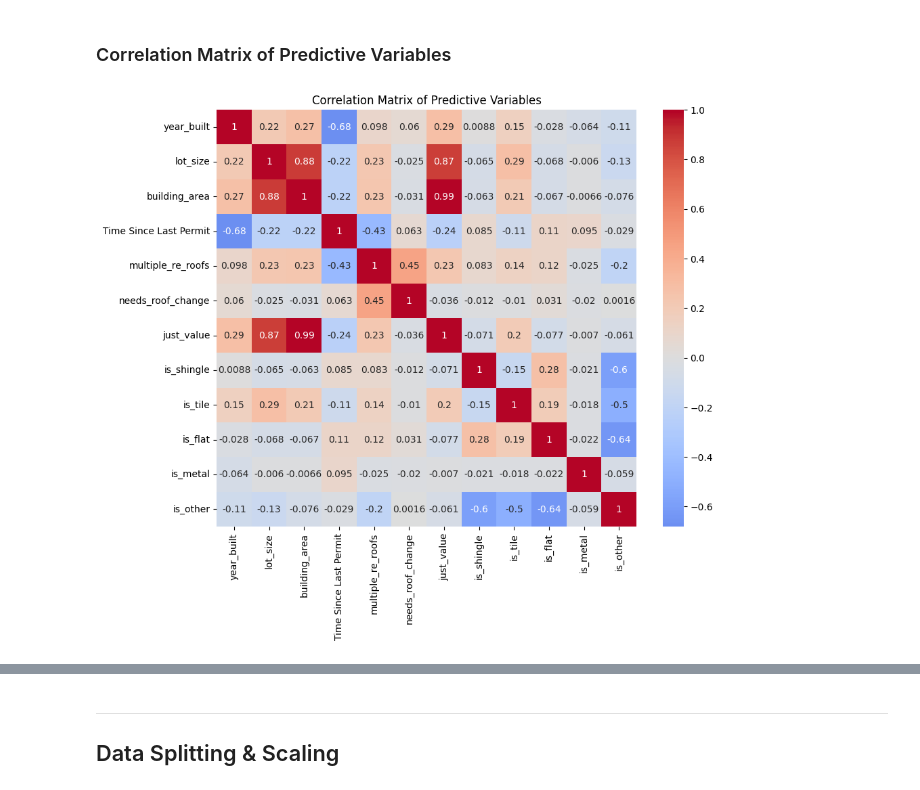
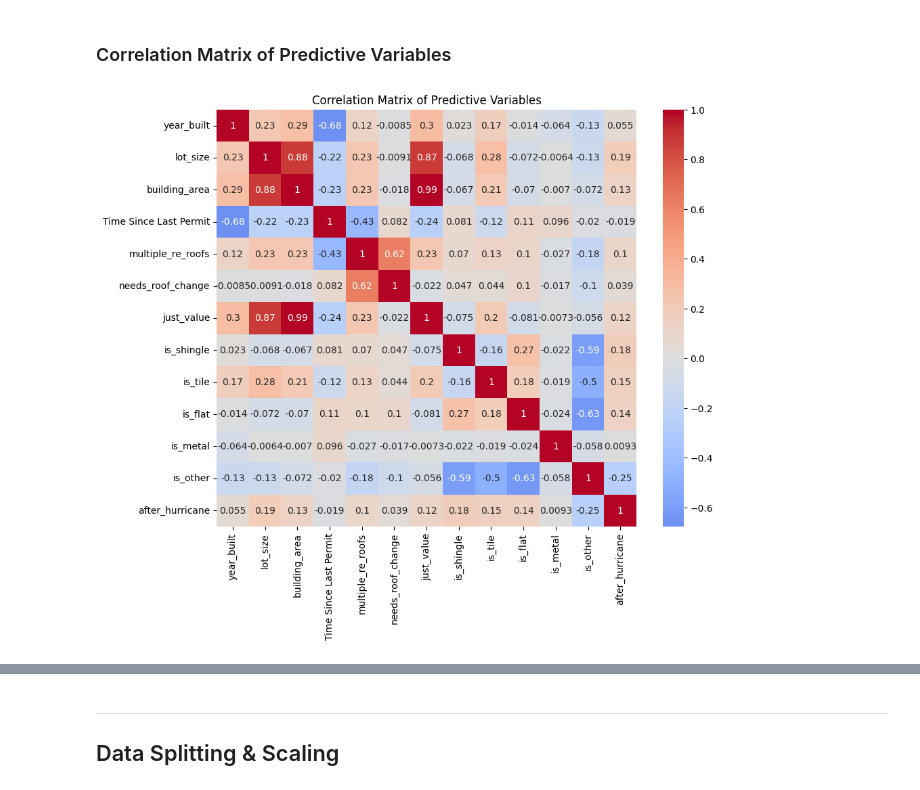
Before and after one commit to Fernando-Cortes-Renteria/DataMiningProject, a Jupyter notebook: main.ipynb, the cells around one changed output, grey strips where cells are left out. Saved outputs shown, nothing was run; the diff lists cells and outputs as text; code cells hidden in the pictures.

```diff
--- a/main.ipynb
+++ b/main.ipynb
@@ -44,13 +44,13 @@ florida_residential = florida_df[florida_df['property_use'] <= 4]
 # %% [markdown]
 #### Tamarac
 # %%
-tamarac_permits = pd.read_csv(r'./Tamarac/Tamarac_cleaned.csv')
+tamarac_permits = pd.read_csv('./permits/permits_tamarac.csv')
 tamarac_permits["Applied Date"] = pd.to_datetime(tamarac_permits["Applied Date"], format='mixed')
 # %% [markdown]
 #### Pompano
 # %%
 # pompano permits
-pompano_permits = pd.read_json('resultadosPopmano.json')
+pompano_permits = pd.read_json('./permits/permits_pompano.json')
 pompano_permits['Applied Date'] = pd.to_datetime(pompano_permits['application_date'], format='mixed')
 
 pompano_permits['parcel_id'] = pompano_permits['parcel_id'].str.replace('-','')
@@ -82,7 +82,7 @@ pompano_cleaned
 # %% [markdown]
 #### Hallandale Beach
 # %%
-hallandale_beach_permits = pd.read_csv('Hallandale_beach.csv')
+hallandale_beach_permits = pd.read_csv('./permits/permits_hallandale_beach.csv')
 hallandale_cleaned = hallandale_beach_permits.rename(columns={
     'Main Parcel': 'ParcelID',
     'Type': 'WorkType',
@@ -182,5 +140,3 @@ df_pembroke.drop('Address', axis=1, inplace=True)
-# %%
-df = pd.concat([df, df_pembroke], ignore_index=True)
 # %% [markdown]
 -----
 ## Main Data Pre-Processing
@@ -433,32 +386,33 @@ df['is_other'] = ~(df["is_shingle"] | df["is_tile"] | df["is_flat"] | df["is_met
 # Select numeric + boolean columns you want to test
 candidate_cols = [
     "year_built",
     "lot_size",
     "building_area",
     "Time Since Last Permit",
     "multiple_re_roofs",
     "needs_roof_change",
     "just_value",
     "is_shingle",
     "is_tile",
     "is_flat",
     "is_metal",
-    "is_other"
+    "is_other",
+    "after_hurricane"
 ]
 
 # Convert booleans to integers (True=1, False=0) for correlation
 df_corr = df[candidate_cols].astype(int)
 
 # Compute correlation matrix
 corr_matrix = df_corr.corr()
 
 # Optional: heatmap for visualization
 import seaborn as sns
 import matplotlib.pyplot as plt
 
 plt.figure(figsize=(10,8))
 sns.heatmap(corr_matrix, annot=True, cmap="coolwarm", center=0)
 plt.title("Correlation Matrix of Predictive Variables")
 plt.show()
 # %% [output]
-[figure, old version]
+[figure, new version]
```
Also changed, not shown: parts of 55 cells of this notebook, 12 other files.
